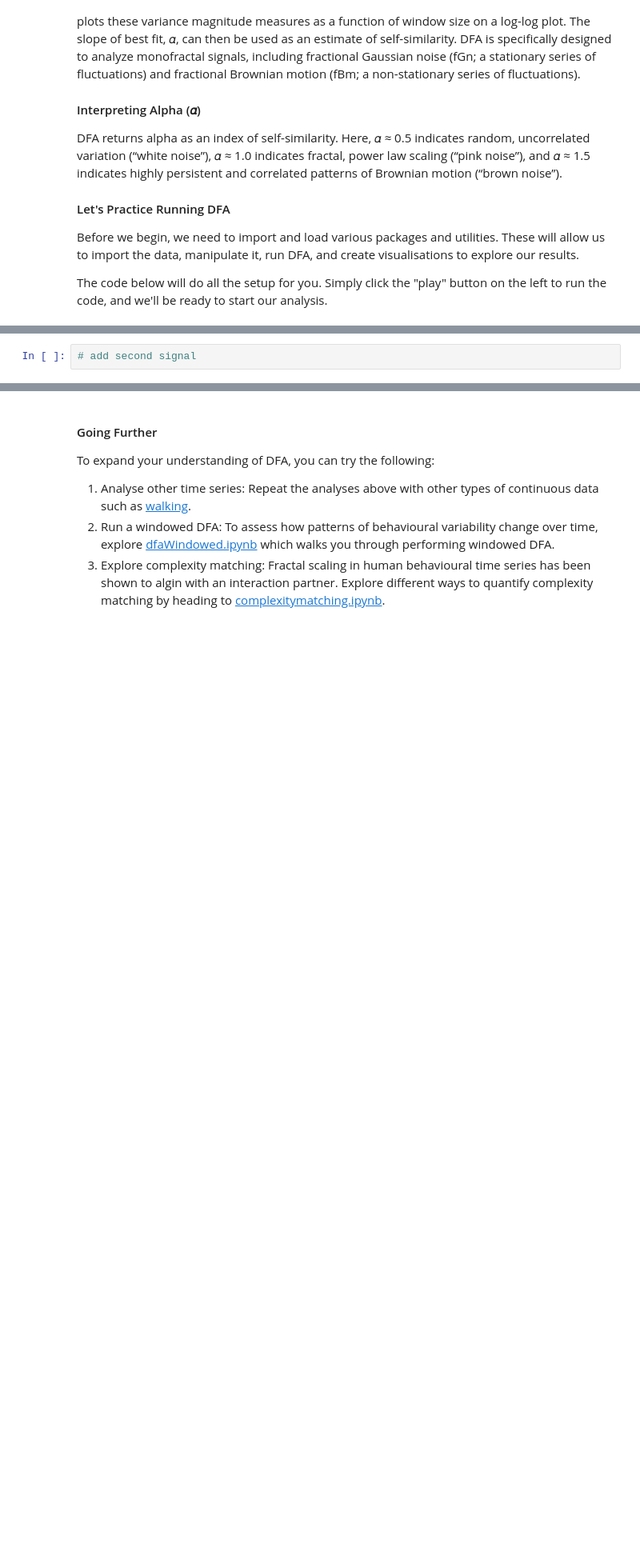
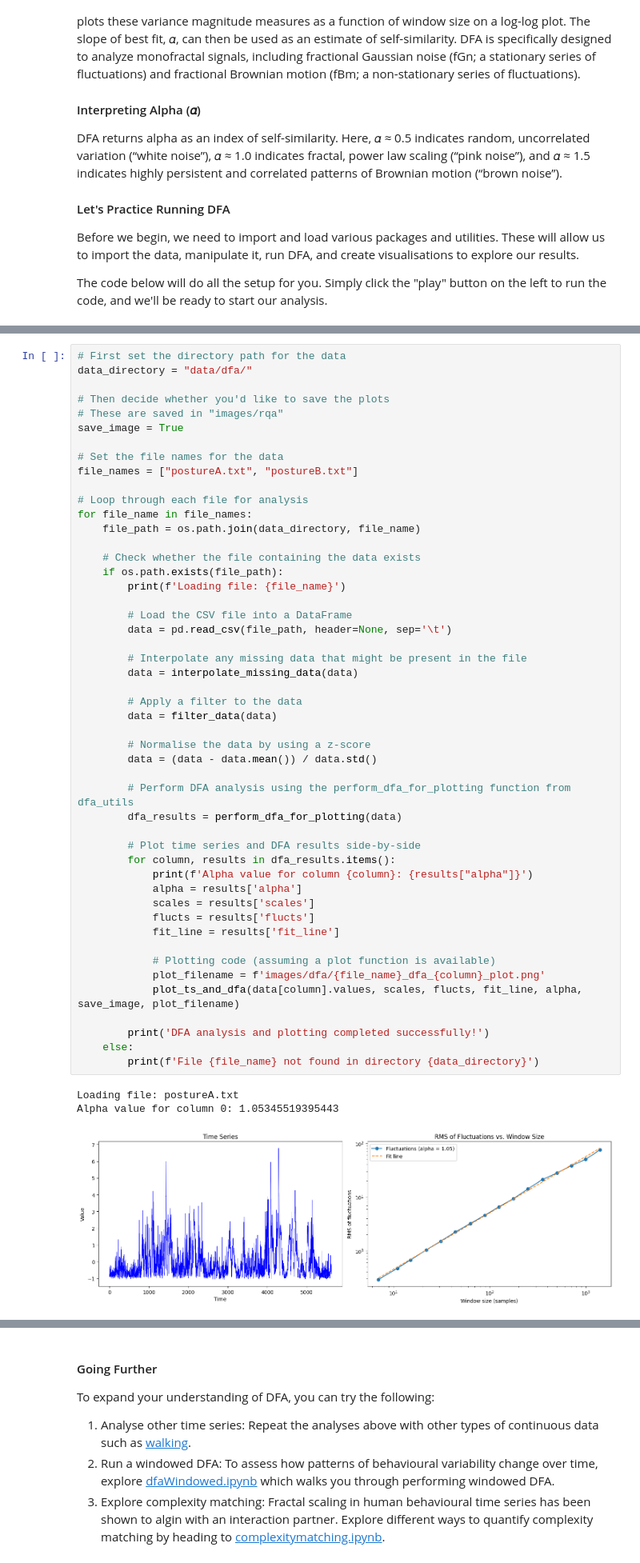
Before and after one commit to xkiwilabs/Linear-NonLinear-TSAnalysis, a Jupyter notebook: dfaAnalysis.ipynb, the cells around one changed output, grey strips where cells are left out. Shown at 80% size. Cells and saved outputs as stored; diff of their text form; blank space fills up the shorter version.

```diff
--- a/dfaAnalysis.ipynb
+++ b/dfaAnalysis.ipynb
@@ -85,2 +80,53 @@ Now let's see how this metrics compare to a different person's heart rate variab
-# %%
-# add second signal
+# %%
+# First set the directory path for the data
+data_directory = "data/dfa/"
+
+# Then decide whether you'd like to save the plots
+# These are saved in "images/rqa"
+save_image = True
+
+# Set the file names for the data
+file_names = ["postureA.txt", "postureB.txt"]
+
+# Loop through each file for analysis
+for file_name in file_names:
+    file_path = os.path.join(data_directory, file_name)
+
+    # Check whether the file containing the data exists
+    if os.path.exists(file_path):
+        print(f'Loading file: {file_name}')
+
+        # Load the CSV file into a DataFrame
+        data = pd.read_csv(file_path, header=None, sep='\t')
+
+        # Interpolate any missing data that might be present in the file
+        data = interpolate_missing_data(data)
+
+        # Apply a filter to the data
+        data = filter_data(data)
+
+        # Normalise the data by using a z-score
+        data = (data - data.mean()) / data.std()
+
+        # Perform DFA analysis using the perform_dfa_for_plotting function from dfa_utils
+        dfa_results = perform_dfa_for_plotting(data)
+
+        # Plot time series and DFA results side-by-side
+        for column, results in dfa_results.items():
+            print(f'Alpha value for column {column}: {results["alpha"]}')
+            alpha = results['alpha']
+            scales = results['scales']
+            flucts = results['flucts']
+            fit_line = results['fit_line']
+
+            # Plotting code (assuming a plot function is available)
+            plot_filename = f'images/dfa/{file_name}_dfa_{column}_plot.png'
+            plot_ts_and_dfa(data[column].values, scales, flucts, fit_line, alpha, save_image, plot_filename)
+
+        print('DFA analysis and plotting completed successfully!')
+    else:
+        print(f'File {file_name} not found in directory {data_directory}')
+# %% [output]
+Loading file: postureA.txt
+Alpha value for column 0: 1.05345519395443
+[figure, added]
```
Also changed, not shown: parts of 6 cells of this notebook, 38 other files.
